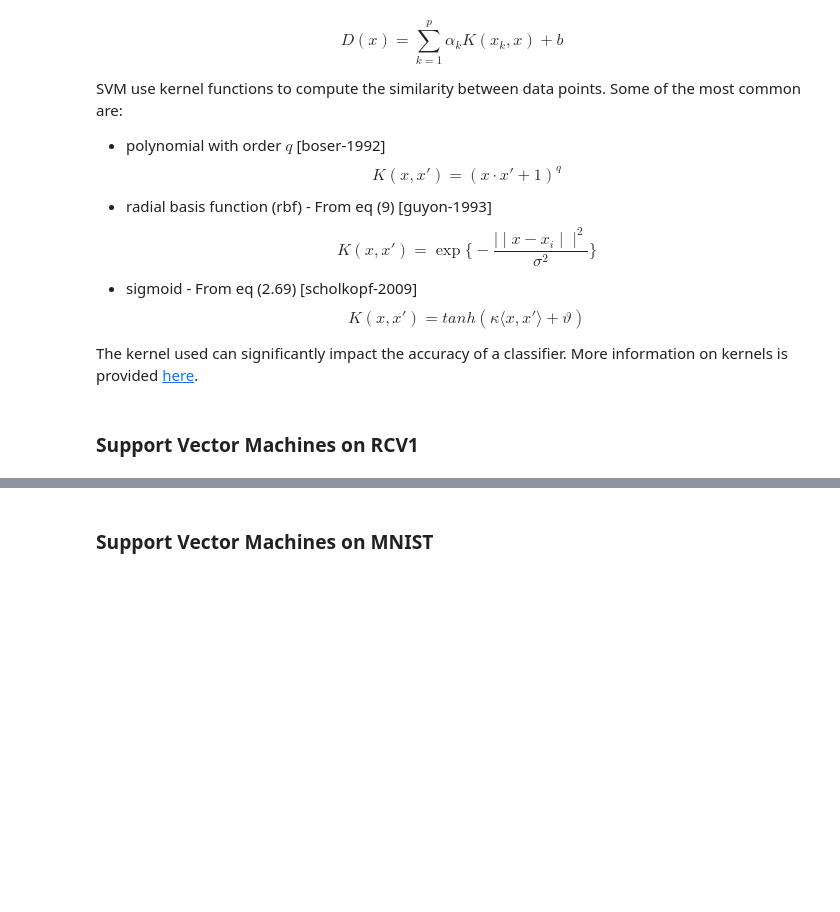
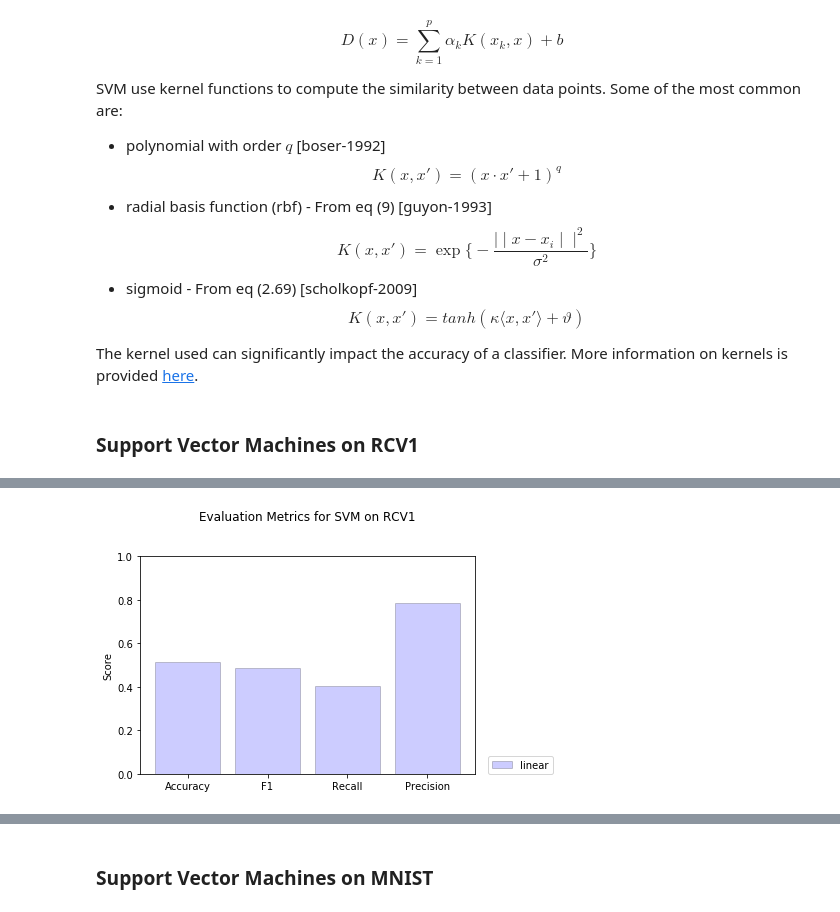
Before and after one commit to ZacCat/Machine-Learning-Notebooks, a Jupyter notebook: classification.ipynb, the cells around one changed output, grey strips where cells are left out. Cells and saved outputs as stored; diff of their text form; code cells hidden in the pictures; blank space fills up the shorter version.

Commit message:
Removed scoring cell dependencies

```diff
--- a/classification.ipynb
+++ b/classification.ipynb
@@ -684,8 +695,26 @@ titles_SVM = ['linear', 'polynomial']
-# %%
-%time pred_SVM = [clf.predict(rcv1_train.data) for clf in clf_SVM]
-
-scores_SVM = [get_scores(rcv1_train.target, pred, 'macro') for pred in pred_SVM]
-
-for title, score in zip(titles_SVM, scores_SVM):
-    print(f'\n{title}')
-    print_scores(score, 'macro')
+# %%
+from scoring import get_scores, print_scores
+
+%time pred_SVM = clf_SVM.predict(rcv1_test.data)
+
+def check_pred_labels(num_labels, pred):
+    # np.where returns a tuple where the second item is
+    # the second dimensional indices where the statement is true.
+    pred_labels = np.where(pred_SVM.todense() == 1)[1]
+
+    pred_unique = np.unique(pred_labels)
+
+    print(f'\n{pred_unique.shape[0]} unique labels predicted, {num_labels} exist\n')
+
+check_pred_labels(rcv1_test.target.shape[1], pred_SVM)
+
+# This will throw an UndefinedMetricWarning because not all labels
+# will be predicted. Shown above.
+import warnings
+with warnings.catch_warnings():
+    warnings.simplefilter("ignore")
+
+    scores_SVM = get_scores(rcv1_test.target, pred_SVM, 'macro')
+
+
+print_scores(scores_SVM, 'macro')
@@ -692,3 +731,7 @@ for title, score in zip(titles_SVM, scores_SVM):
 # %%
-graph_scores(scores_SVM, titles_SVM, 'SVM on RCV1')
+from scoring import graph_scores
+
+graph_scores([scores_SVM], ['linear'], 'SVM on RCV1')
+# %% [output]
+[figure, added]
 # %%
```
Also changed, not shown: parts of 25 cells of this notebook, 1 other file.
